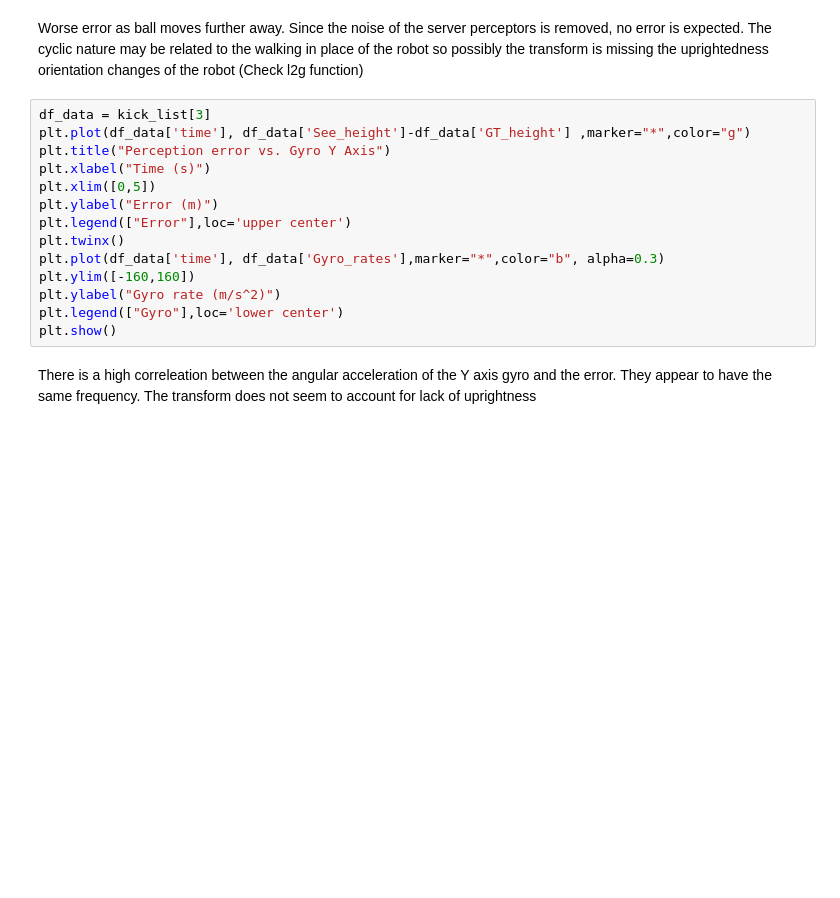
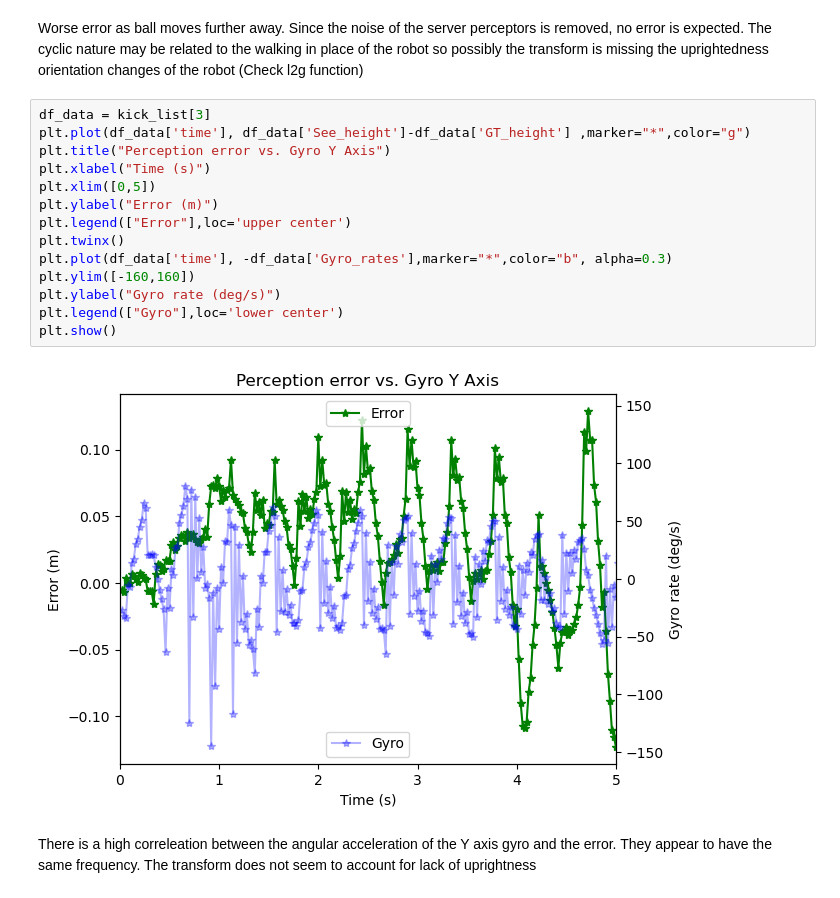
Before and after one commit to 262882/msc_trackingdata_wrangling, a Jupyter notebook: KickTracking.ipynb, the cells around one changed output. Cells and saved outputs as stored; diff of their text form; blank space fills up the shorter version.

Commit message:
Change gyro units to angular vel

```diff
--- a/KickTracking.ipynb
+++ b/KickTracking.ipynb
@@ -66,17 +66,19 @@ Worse error as ball moves further away. Since the noise of the server perceptors
 # %%
 df_data = kick_list[3]
 plt.plot(df_data['time'], df_data['See_height']-df_data['GT_height'] ,marker="*",color="g")
 plt.title("Perception error vs. Gyro Y Axis")
 plt.xlabel("Time (s)")
 plt.xlim([0,5])
 plt.ylabel("Error (m)")
 plt.legend(["Error"],loc='upper center')
 plt.twinx()
-plt.plot(df_data['time'], df_data['Gyro_rates'],marker="*",color="b", alpha=0.3)
+plt.plot(df_data['time'], -df_data['Gyro_rates'],marker="*",color="b", alpha=0.3)
 plt.ylim([-160,160])
-plt.ylabel("Gyro rate (m/s^2)")
+plt.ylabel("Gyro rate (deg/s)")
 plt.legend(["Gyro"],loc='lower center')
 plt.show()
+# %% [output]
+[figure, added]
 # %% [markdown]
 There is a high correleation between the angular acceleration of the Y axis gyro and the error. They appear to have the same frequency. The transform does not seem to account for lack of uprightness
 # %% [markdown]
```
Also changed, not shown: parts of 1 cell of this notebook.
